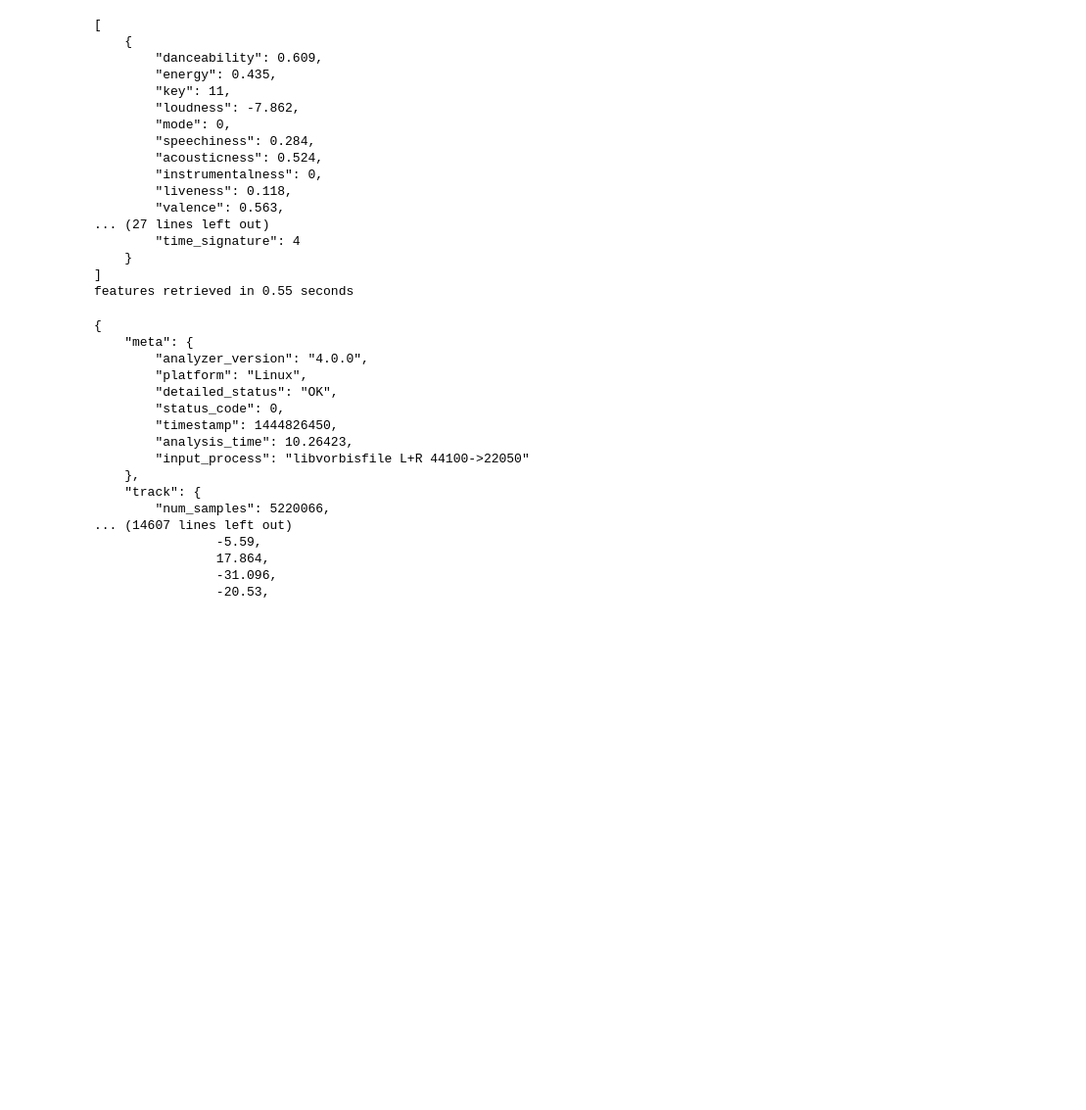
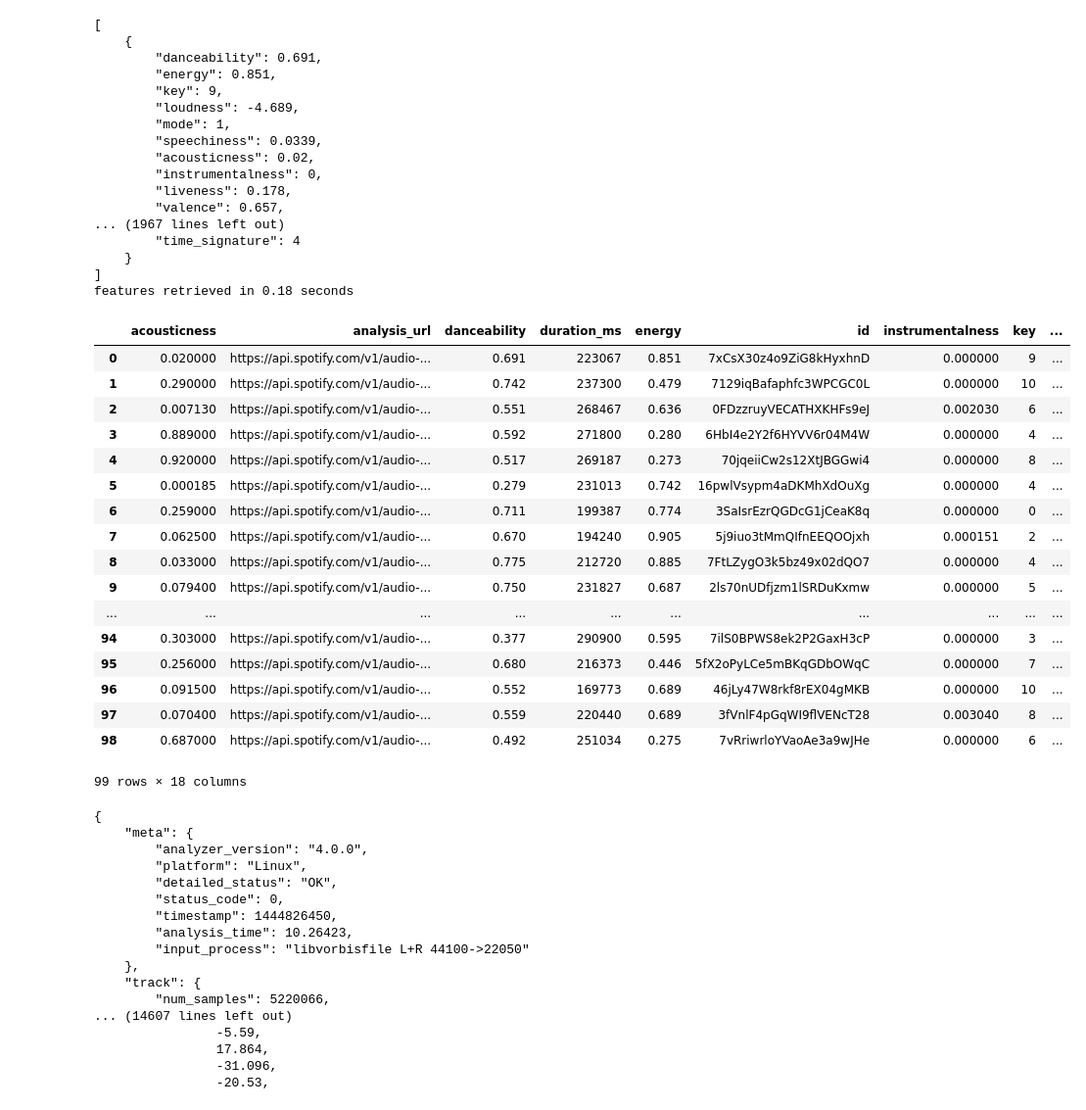
Before and after one commit to hackerman084/MusicOverTheDecades, a Jupyter notebook: Spotify Final.ipynb, the cells around one changed output. Shown at 98% size. Cells and saved outputs as stored; diff of their text form; code cells hidden in the pictures; blank space fills up the shorter version.

Commit message:
All the dataframe stuff

```diff
--- a/Spotify Final.ipynb
+++ b/Spotify Final.ipynb
@@ -42,0 +10,9 @@ print(json.dumps(results, indent=4, sort_keys=True))
+# %%
+#this gets the 2010s playlist - have to update token if it expires
+r_10s = requests.get("https://api.spotify.com/v1/playlists/37i9dQZF1DX5Ejj0EkURtP", headers={'Authorization': 'Bearer ' + token})
+r_00s = requests.get("https://api.spotify.com/v1/playlists/37i9dQZF1DX4o1oenSJRJd", headers={'Authorization': 'Bearer ' + token})
+r_90s = requests.get("https://api.spotify.com/v1/playlists/37i9dQZF1DXbTxeAdrVG2l", headers={'Authorization': 'Bearer ' + token})
+r_80s = requests.get("https://api.spotify.com/v1/playlists/37i9dQZF1DX4UtSsGT1Sbe", headers={'Authorization': 'Bearer ' + token})
+r_70s = requests.get("https://api.spotify.com/v1/playlists/37i9dQZF1DWTJ7xPn4vNaz", headers={'Authorization': 'Bearer ' + token})
+r_60s = requests.get("https://api.spotify.com/v1/playlists/37i9dQZF1DXaKIA8E7WcJj", headers={'Authorization': 'Bearer ' + token})
+r_50s = requests.get("https://api.spotify.com/v1/playlists/37i9dQZF1DWSV3Tk4GO2fq", headers={'Authorization': 'Bearer ' + token})
@@ -42,0 +72,21 @@ print(json.dumps(results, indent=4, sort_keys=True))
+# %%
+aggregation_functions = {'name': 'first', 'track.id': 'first', 'track.duration_ms': 'first', 'added_at': 'first', 'track.popularity' : 'first'}
+df_new = playlists_10.groupby(playlists_10['track.name']).aggregate(aggregation_functions)
+
+aggregation_functions = {'name': 'first', 'track.id': 'first', 'track.duration_ms': 'first', 'added_at': 'first', 'track.popularity' : 'first'}
+grouped_00 = playlists_00.groupby(playlists_00['track.name']).aggregate(aggregation_functions)
+
+aggregation_functions = {'name': 'first', 'track.id': 'first', 'track.duration_ms': 'first', 'added_at': 'first', 'track.popularity' : 'first'}
+grouped_90 = playlists_90.groupby(playlists_90['track.name']).aggregate(aggregation_functions)
+
+aggregation_functions = {'name': 'first', 'track.id': 'first', 'track.duration_ms': 'first', 'added_at': 'first', 'track.popularity' : 'first'}
+grouped_80 = playlists_80.groupby(playlists_80['track.name']).aggregate(aggregation_functions)
+
+aggregation_functions = {'name': 'first', 'track.id': 'first', 'track.duration_ms': 'first', 'added_at': 'first', 'track.popularity' : 'first'}
+grouped_70 = playlists_70.groupby(playlists_70['track.name']).aggregate(aggregation_functions)
+
+aggregation_functions = {'name': 'first', 'track.id': 'first', 'track.duration_ms': 'first', 'added_at': 'first', 'track.popularity' : 'first'}
+grouped_60 = playlists_60.groupby(playlists_60['track.name']).aggregate(aggregation_functions)
+
+aggregation_functions = {'name': 'first', 'track.id': 'first', 'track.duration_ms': 'first', 'added_at': 'first', 'track.popularity' : 'first'}
+grouped_50 = playlists_50.groupby(playlists_50['track.name']).aggregate(aggregation_functions)
@@ -43,38 +228,59 @@ print(json.dumps(results, indent=4, sort_keys=True))
 # %%
+#this is getting the audio features but using spotipy
 import json
 import spotipy
 import time
 import sys
 
-sp = spotipy.Spotify(auth='BQBDD-F571zV-acqHrgCYHwIC6R7TPJdugDkusTyDYlkRydM2FGSwycDqOIRg2xCeYPHLiX8jJXbCttJci9vn9veHdUpv5rO-E6UH-86euJbJE3BkuOkr8Qxhfbcbh2vFgyx0ytP')
 
 tid = 'spotify:track:4TTV7EcfroSLWzXRY6gLv6'
 
 
 #gets audio features with track ids
 start = time.time()
-features = sp.audio_features(['4TTV7EcfroSLWzXRY6gLv6', '1HNkqx9Ahdgi1Ixy2xkKkL'])
+features = sp.audio_features(track_ids)
 delta = time.time() - start
+df = json_normalize(features)
+#df = json_normalize(json.dumps(features))
 print(json.dumps(features, indent=4))
 print ("features retrieved in %.2f seconds" % (delta,))
+df
 # %% [output]
 [
     {
-        "danceability": 0.609,
-        "energy": 0.435,
-        "key": 11,
-        "loudness": -7.862,
-        "mode": 0,
-        "speechiness": 0.284,
-        "acousticness": 0.524,
+        "danceability": 0.691,
+        "energy": 0.851,
+        "key": 9,
+        "loudness": -4.689,
+        "mode": 1,
+        "speechiness": 0.0339,
+        "acousticness": 0.02,
         "instrumentalness": 0,
-        "liveness": 0.118,
-        "valence": 0.563,
-... (27 lines left out)
+        "liveness": 0.178,
+        "valence": 0.657,
+... (1967 lines left out)
         "time_signature": 4
     }
 ]
-features retrieved in 0.55 seconds
+features retrieved in 0.18 seconds
+|  | acousticness | analysis_url | danceability | duration_ms | energy | id | instrumentalness | key | ... |
+| 0 | 0.020000 | https://api.spotify.com/v1/audio-... | 0.691 | 223067 | 0.851 | 7xCsX30z4o9ZiG8kHyxhnD | 0.000000 | 9 | ... |
+| 1 | 0.290000 | https://api.spotify.com/v1/audio-... | 0.742 | 237300 | 0.479 | 7129iqBafaphfc3WPCGC0L | 0.000000 | 10 | ... |
+| 2 | 0.007130 | https://api.spotify.com/v1/audio-... | 0.551 | 268467 | 0.636 | 0FDzzruyVECATHXKHFs9eJ | 0.002030 | 6 | ... |
+| 3 | 0.889000 | https://api.spotify.com/v1/audio-... | 0.592 | 271800 | 0.280 | 6HbI4e2Y2f6HYVV6r04M4W | 0.000000 | 4 | ... |
+| 4 | 0.920000 | https://api.spotify.com/v1/audio-... | 0.517 | 269187 | 0.273 | 70jqeiiCw2s12XtJBGGwi4 | 0.000000 | 8 | ... |
+| 5 | 0.000185 | https://api.spotify.com/v1/audio-... | 0.279 | 231013 | 0.742 | 16pwlVsypm4aDKMhXdOuXg | 0.000000 | 4 | ... |
+| 6 | 0.259000 | https://api.spotify.com/v1/audio-... | 0.711 | 199387 | 0.774 | 3SaIsrEzrQGDcG1jCeaK8q | 0.000000 | 0 | ... |
+| 7 | 0.062500 | https://api.spotify.com/v1/audio-... | 0.670 | 194240 | 0.905 | 5j9iuo3tMmQIfnEEQOOjxh | 0.000151 | 2 | ... |
+| 8 | 0.033000 | https://api.spotify.com/v1/audio-... | 0.775 | 212720 | 0.885 | 7FtLZygO3k5bz49x02dQO7 | 0.000000 | 4 | ... |
+| 9 | 0.079400 | https://api.spotify.com/v1/audio-... | 0.750 | 231827 | 0.687 | 2ls70nUDfjzm1lSRDuKxmw | 0.000000 | 5 | ... |
+| ... | ... | ... | ... | ... | ... | ... | ... | ... | ... |
+| 94 | 0.303000 | https://api.spotify.com/v1/audio-... | 0.377 | 290900 | 0.595 | 7ilS0BPWS8ek2P2GaxH3cP | 0.000000 | 3 | ... |
+| 95 | 0.256000 | https://api.spotify.com/v1/audio-... | 0.680 | 216373 | 0.446 | 5fX2oPyLCe5mBKqGDbOWqC | 0.000000 | 7 | ... |
+| 96 | 0.091500 | https://api.spotify.com/v1/audio-... | 0.552 | 169773 | 0.689 | 46jLy47W8rkf8rEX04gMKB | 0.000000 | 10 | ... |
+| 97 | 0.070400 | https://api.spotify.com/v1/audio-... | 0.559 | 220440 | 0.689 | 3fVnlF4pGqWI9flVENcT28 | 0.003040 | 8 | ... |
+| 98 | 0.687000 | https://api.spotify.com/v1/audio-... | 0.492 | 251034 | 0.275 | 7vRriwrloYVaoAe3a9wJHe | 0.000000 | 6 | ... |
+99 rows × 18 columns
 # %%
 import time
 
```
Also changed, not shown: parts of 11 cells of this notebook.
